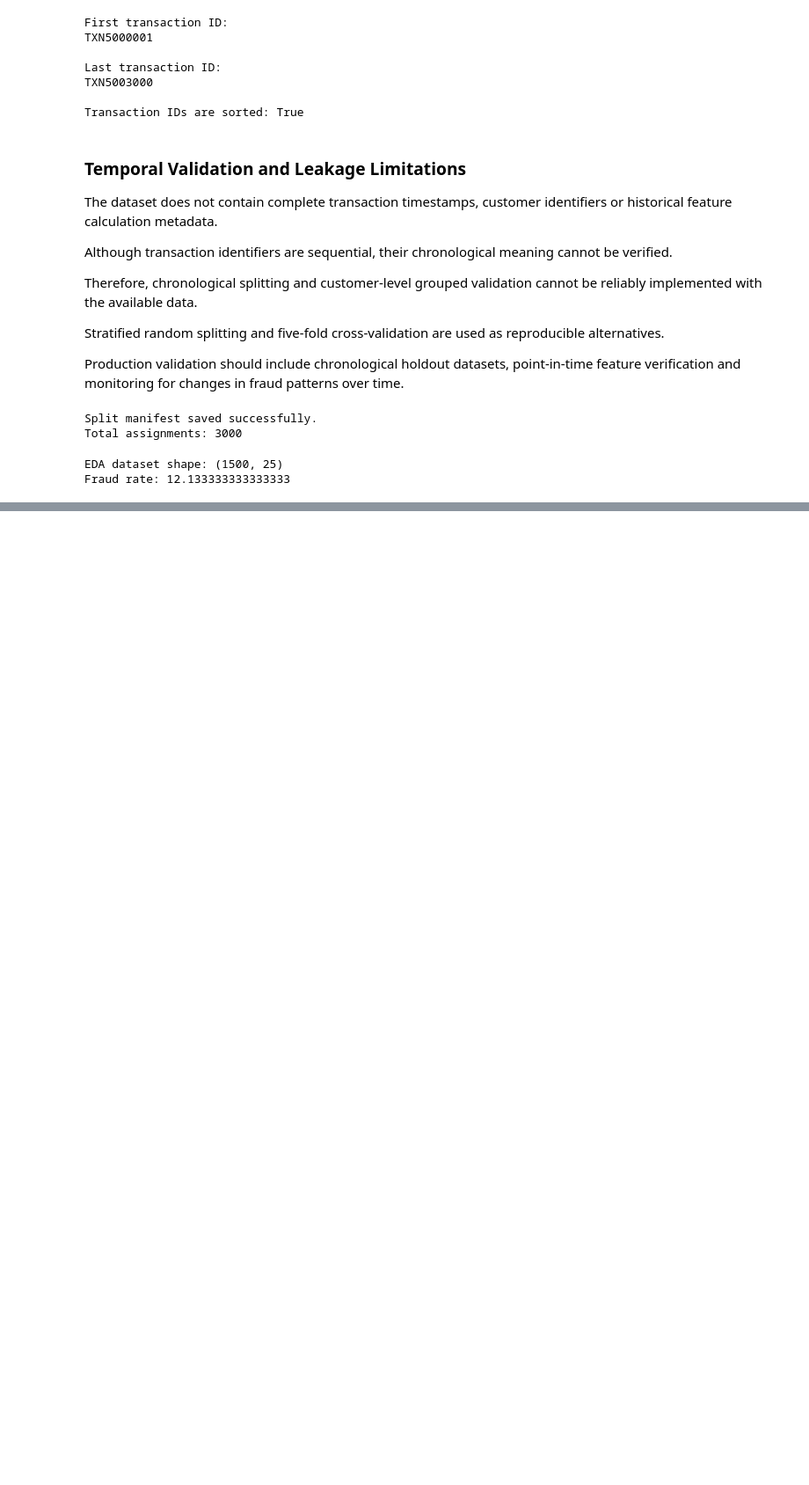
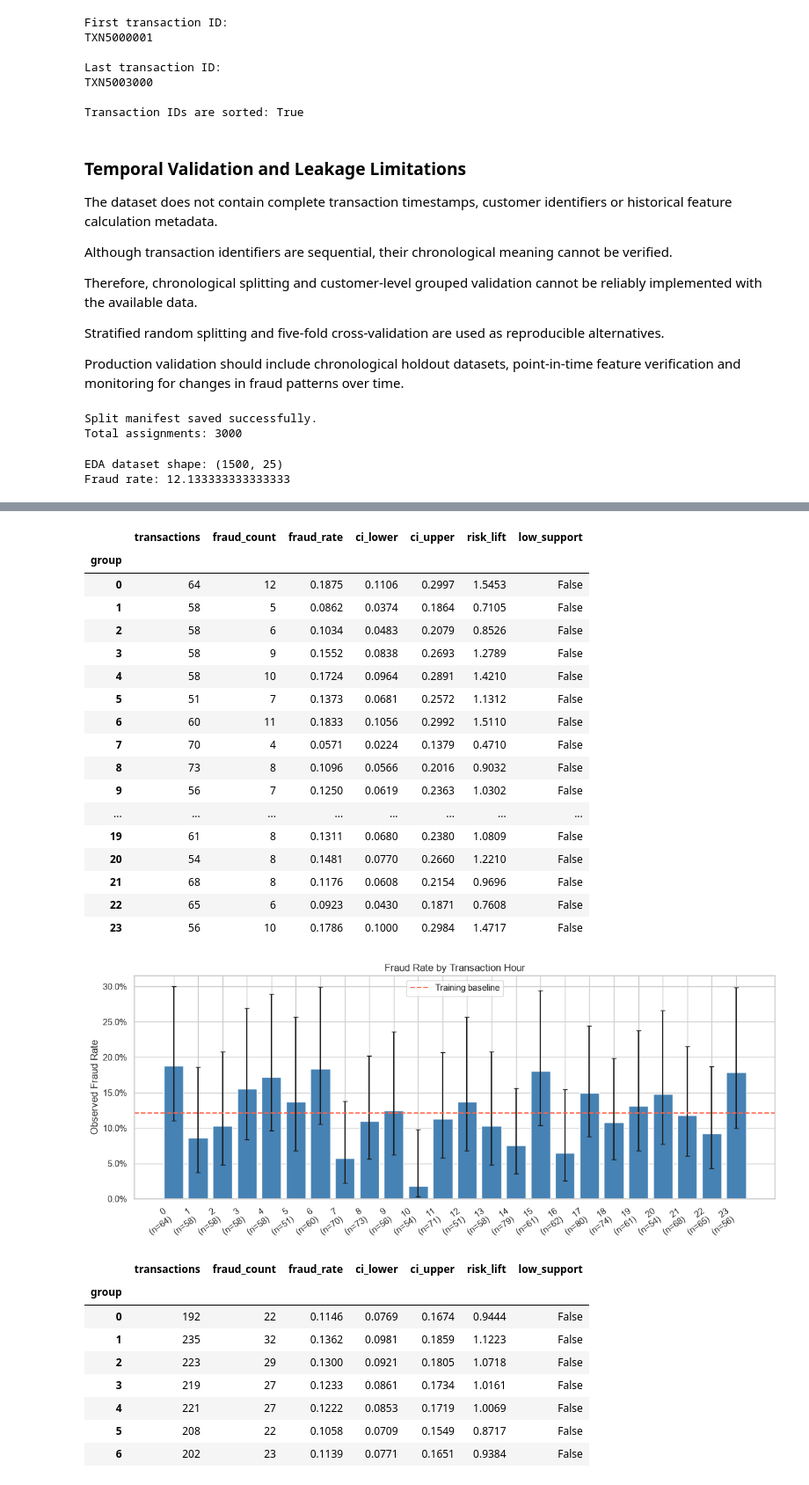
Before and after one commit to Charith-01/fraud-risk-intelligence-engine, a Jupyter notebook: 01_fraud_risk_analysis.ipynb, the cells around one changed output, grey strips where cells are left out. Shown at 88% size. Saved outputs shown, nothing was run; the diff lists cells and outputs as text; code cells hidden in the pictures; blank space fills up the shorter version.

```diff
--- a/01_fraud_risk_analysis.ipynb
+++ b/01_fraud_risk_analysis.ipynb
@@ -1141,0 +1326,69 @@ Fraud rate: 12.133333333333333
+# %%
+time_eda_features = {
+    "hour": (
+        "Transaction Hour",
+        list(range(24))
+    ),
+    "day_of_week": (
+        "Day of Week",
+        list(range(7))
+    )
+}
+
+for number, (feature, config) in enumerate(
+    time_eda_features.items(),
+    start=7
+):
+
+    title, order = config
+
+    summary = fraud_rate_table(
+        eda_df,
+        feature,
+        target=TARGET,
+        order=order
+    )
+
+    eda_results[feature] = summary
+
+    display(summary)
+
+    summary.to_csv(
+        METRICS_DIR / f"eda_{feature}.csv"
+    )
+
+    plot_fraud_rates(
+        summary,
+        f"Fraud Rate by {title}",
+        BASELINE_FRAUD_RATE,
+        FIGURES_DIR / f"eda_{number:02d}_{feature}.png"
+    )
+# %% [output]
+|  | transactions | fraud_count | fraud_rate | ci_lower | ci_upper | risk_lift | low_support |
+| group |  |  |  |  |  |  |  |
+| 0 | 64 | 12 | 0.1875 | 0.1106 | 0.2997 | 1.5453 | False |
+| 1 | 58 | 5 | 0.0862 | 0.0374 | 0.1864 | 0.7105 | False |
+| 2 | 58 | 6 | 0.1034 | 0.0483 | 0.2079 | 0.8526 | False |
+| 3 | 58 | 9 | 0.1552 | 0.0838 | 0.2693 | 1.2789 | False |
+| 4 | 58 | 10 | 0.1724 | 0.0964 | 0.2891 | 1.4210 | False |
+| 5 | 51 | 7 | 0.1373 | 0.0681 | 0.2572 | 1.1312 | False |
+| 6 | 60 | 11 | 0.1833 | 0.1056 | 0.2992 | 1.5110 | False |
+| 7 | 70 | 4 | 0.0571 | 0.0224 | 0.1379 | 0.4710 | False |
+| 8 | 73 | 8 | 0.1096 | 0.0566 | 0.2016 | 0.9032 | False |
+| 9 | 56 | 7 | 0.1250 | 0.0619 | 0.2363 | 1.0302 | False |
+| ... | ... | ... | ... | ... | ... | ... | ... |
+| 19 | 61 | 8 | 0.1311 | 0.0680 | 0.2380 | 1.0809 | False |
+| 20 | 54 | 8 | 0.1481 | 0.0770 | 0.2660 | 1.2210 | False |
+| 21 | 68 | 8 | 0.1176 | 0.0608 | 0.2154 | 0.9696 | False |
+| 22 | 65 | 6 | 0.0923 | 0.0430 | 0.1871 | 0.7608 | False |
+| 23 | 56 | 10 | 0.1786 | 0.1000 | 0.2984 | 1.4717 | False |
+[figure, added]
+|  | transactions | fraud_count | fraud_rate | ci_lower | ci_upper | risk_lift | low_support |
+| group |  |  |  |  |  |  |  |
+| 0 | 192 | 22 | 0.1146 | 0.0769 | 0.1674 | 0.9444 | False |
+| 1 | 235 | 32 | 0.1362 | 0.0981 | 0.1859 | 1.1223 | False |
+| 2 | 223 | 29 | 0.1300 | 0.0921 | 0.1805 | 1.0718 | False |
+| 3 | 219 | 27 | 0.1233 | 0.0861 | 0.1734 | 1.0161 | False |
+| 4 | 221 | 27 | 0.1222 | 0.0853 | 0.1719 | 1.0069 | False |
+| 5 | 208 | 22 | 0.1058 | 0.0709 | 0.1549 | 0.8717 | False |
+| 6 | 202 | 23 | 0.1139 | 0.0771 | 0.1651 | 0.9384 | False |
```
Also changed, not shown: parts of 14 cells of this notebook, 20 other files.
